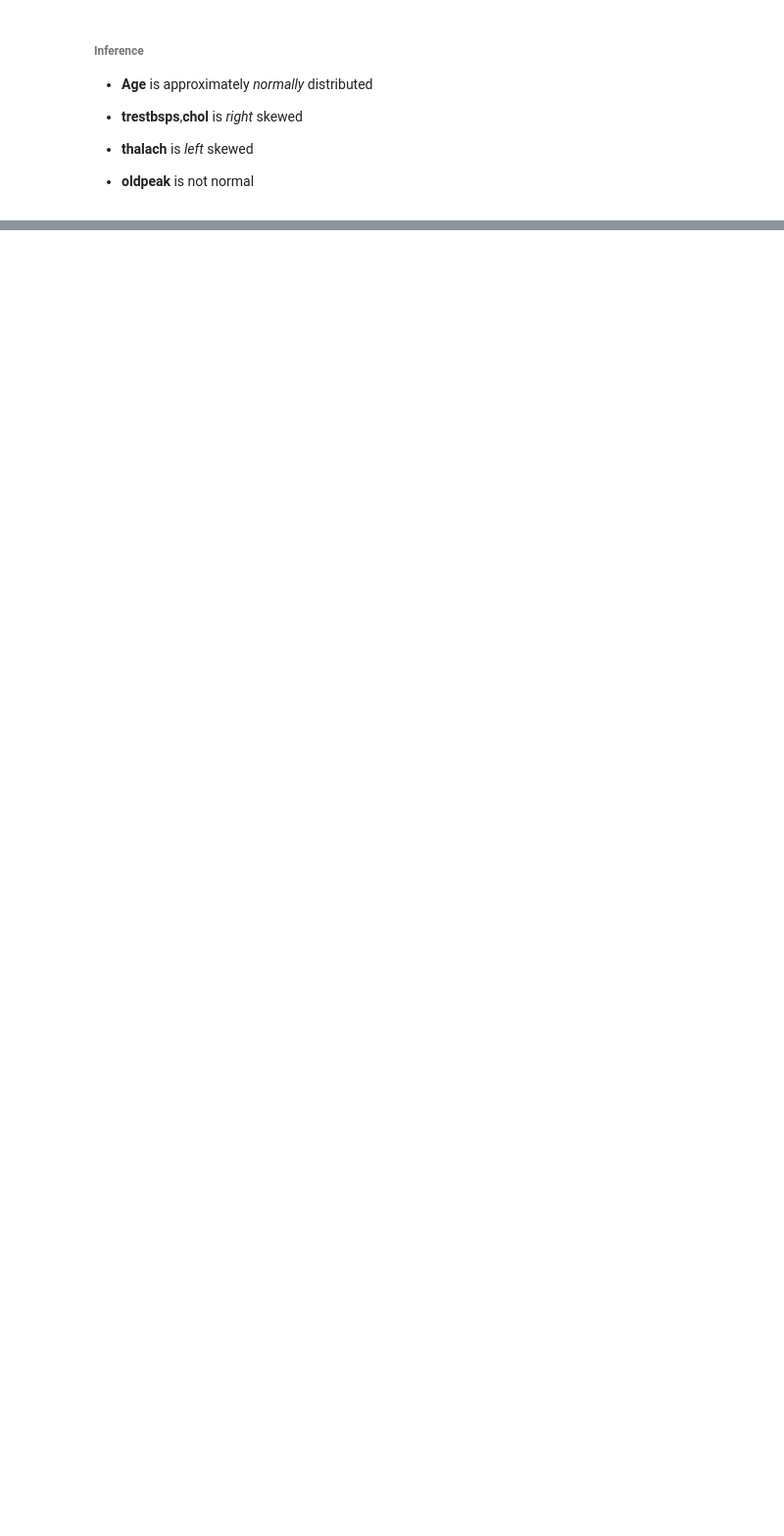
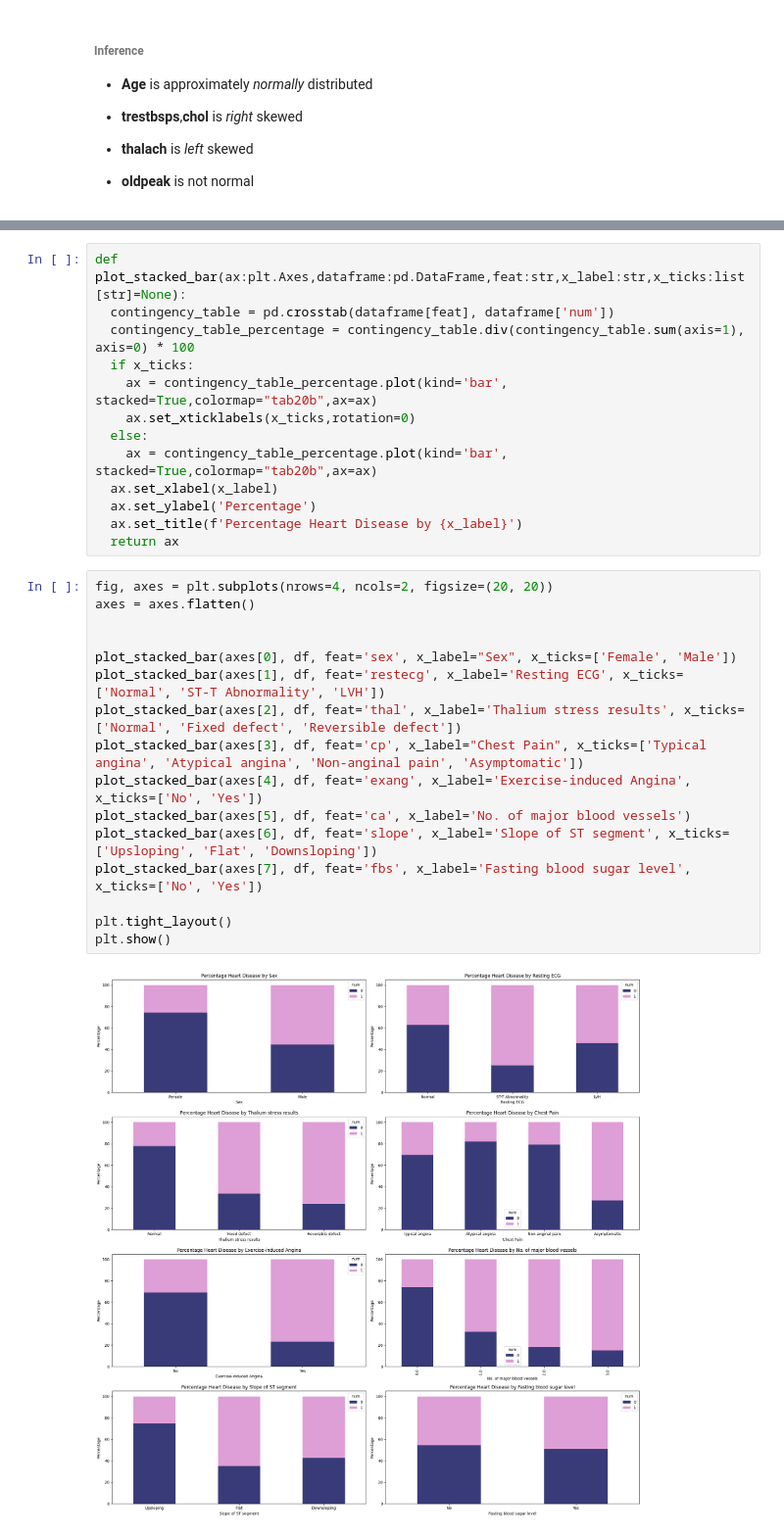
Before and after one commit to HussainAhmed202/MLProject, a Jupyter notebook: notebooks/heart_disease_prediction.ipynb, the cells around one changed output, grey strips where cells are left out. Shown at 98% size. Cells and saved outputs as stored; diff of their text form; blank space fills up the shorter version.

```diff
--- a/notebooks/heart_disease_prediction.ipynb
+++ b/notebooks/heart_disease_prediction.ipynb
@@ -252,0 +259,31 @@ plt.show()
+# %%
+def plot_stacked_bar(ax:plt.Axes,dataframe:pd.DataFrame,feat:str,x_label:str,x_ticks:list[str]=None):
+  contingency_table = pd.crosstab(dataframe[feat], dataframe['num'])
+  contingency_table_percentage = contingency_table.div(contingency_table.sum(axis=1), axis=0) * 100
+  if x_ticks:
+    ax = contingency_table_percentage.plot(kind='bar', stacked=True,colormap="tab20b",ax=ax)
+    ax.set_xticklabels(x_ticks,rotation=0)
+  else:
+    ax = contingency_table_percentage.plot(kind='bar', stacked=True,colormap="tab20b",ax=ax)
+  ax.set_xlabel(x_label)
+  ax.set_ylabel('Percentage')
+  ax.set_title(f'Percentage Heart Disease by {x_label}')
+  return ax
+# %%
+fig, axes = plt.subplots(nrows=4, ncols=2, figsize=(20, 20))
+axes = axes.flatten()
+
+
+plot_stacked_bar(axes[0], df, feat='sex', x_label="Sex", x_ticks=['Female', 'Male'])
+plot_stacked_bar(axes[1], df, feat='restecg', x_label='Resting ECG', x_ticks=['Normal', 'ST-T Abnormality', 'LVH'])
+plot_stacked_bar(axes[2], df, feat='thal', x_label='Thalium stress results', x_ticks=['Normal', 'Fixed defect', 'Reversible defect'])
+plot_stacked_bar(axes[3], df, feat='cp', x_label="Chest Pain", x_ticks=['Typical angina', 'Atypical angina', 'Non-anginal pain', 'Asymptomatic'])
+plot_stacked_bar(axes[4], df, feat='exang', x_label='Exercise-induced Angina', x_ticks=['No', 'Yes'])
+plot_stacked_bar(axes[5], df, feat='ca', x_label='No. of major blood vessels')
+plot_stacked_bar(axes[6], df, feat='slope', x_label='Slope of ST segment', x_ticks=['Upsloping', 'Flat', 'Downsloping'])
+plot_stacked_bar(axes[7], df, feat='fbs', x_label='Fasting blood sugar level', x_ticks=['No', 'Yes'])
+
+plt.tight_layout()
+plt.show()
+# %% [output]
+[figure, added]
```
Also changed, not shown: parts of 21 cells of this notebook.
